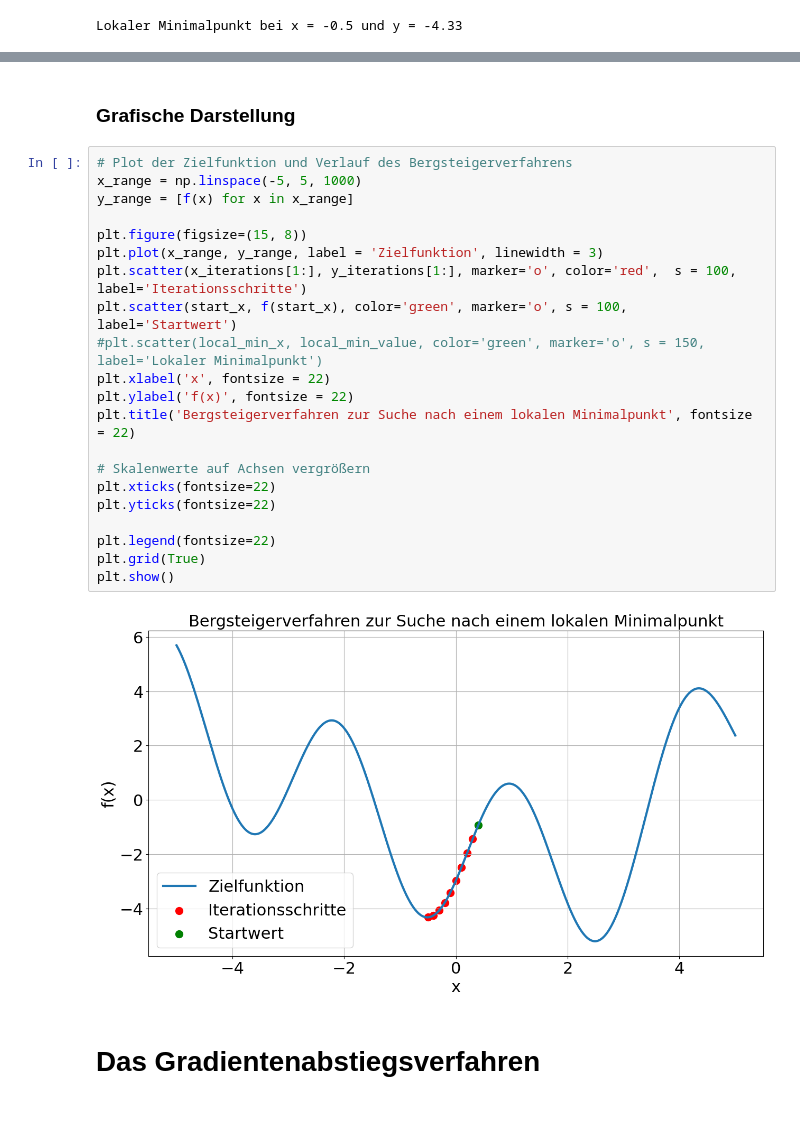
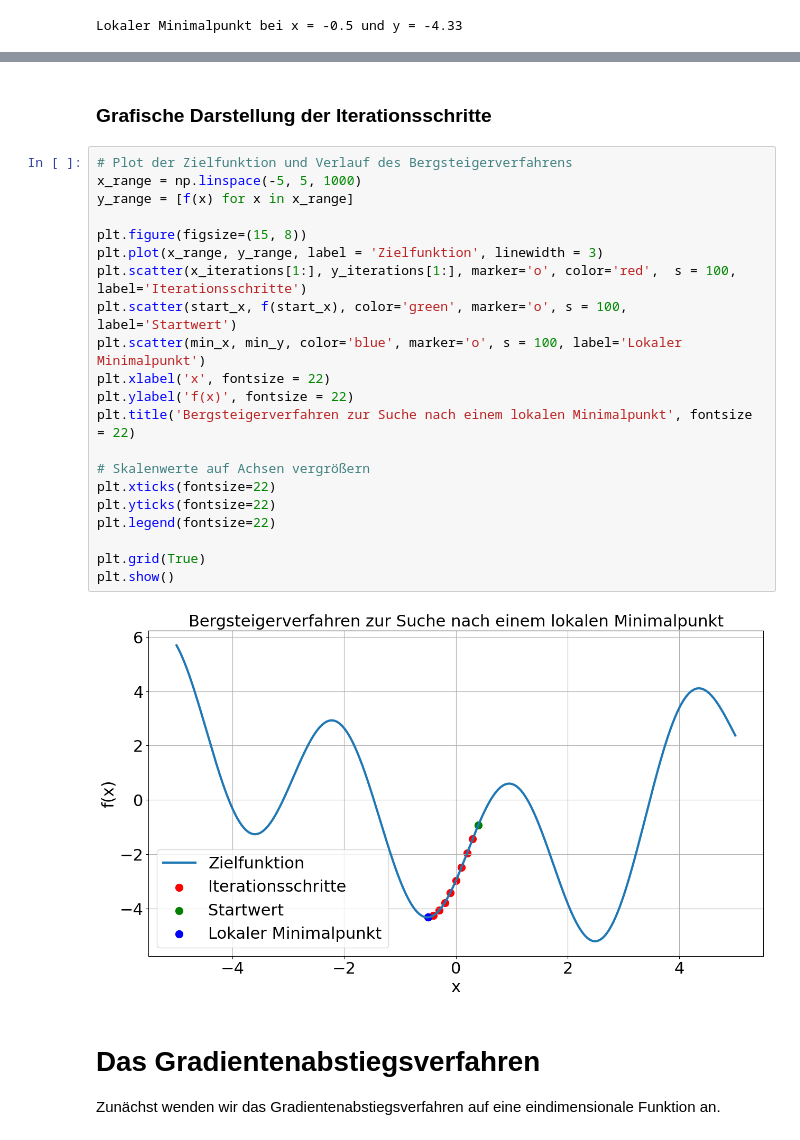
Before and after one commit to Schoenbrodt/KI-Bildung-im-MU, a Jupyter notebook: numerischeOptimierungsverfahren.ipynb, the cells around one changed output, grey strips where cells are left out. Cells and saved outputs as stored; diff of their text form.

```diff
--- a/numerischeOptimierungsverfahren.ipynb
+++ b/numerischeOptimierungsverfahren.ipynb
@@ -130,28 +118,30 @@ https://chat.openai.com/share/24323bc5-7059-478b-9c78-f5ed1d7efb3e
 # %% [markdown]
-### Grafische Darstellung
+### Grafische Darstellung der Iterationsschritte
 # %%
 # Plot der Zielfunktion und Verlauf des Bergsteigerverfahrens
 x_range = np.linspace(-5, 5, 1000)
 y_range = [f(x) for x in x_range]
 
 plt.figure(figsize=(15, 8))
 plt.plot(x_range, y_range, label = 'Zielfunktion', linewidth = 3)
 plt.scatter(x_iterations[1:], y_iterations[1:], marker='o', color='red',  s = 100, label='Iterationsschritte')
 plt.scatter(start_x, f(start_x), color='green', marker='o', s = 100, label='Startwert')
-#plt.scatter(local_min_x, local_min_value, color='green', marker='o', s = 150, label='Lokaler Minimalpunkt')
+plt.scatter(min_x, min_y, color='blue', marker='o', s = 100, label='Lokaler Minimalpunkt')
 plt.xlabel('x', fontsize = 22)
 plt.ylabel('f(x)', fontsize = 22)
 plt.title('Bergsteigerverfahren zur Suche nach einem lokalen Minimalpunkt', fontsize = 22)
 
 # Skalenwerte auf Achsen vergrößern
 plt.xticks(fontsize=22)
 plt.yticks(fontsize=22)
+plt.legend(fontsize=22)
 
-plt.legend(fontsize=22)
 plt.grid(True)
 plt.show()
 # %% [output]
-[figure, old version]
+[figure, new version]
 # %% [markdown]
 # Das Gradientenabstiegsverfahren
+
+Zunächst wenden wir das Gradientenabstiegsverfahren auf eine eindimensionale Funktion an.
 # %%
```
Also changed, not shown: parts of 11 cells of this notebook, 2 other files.
